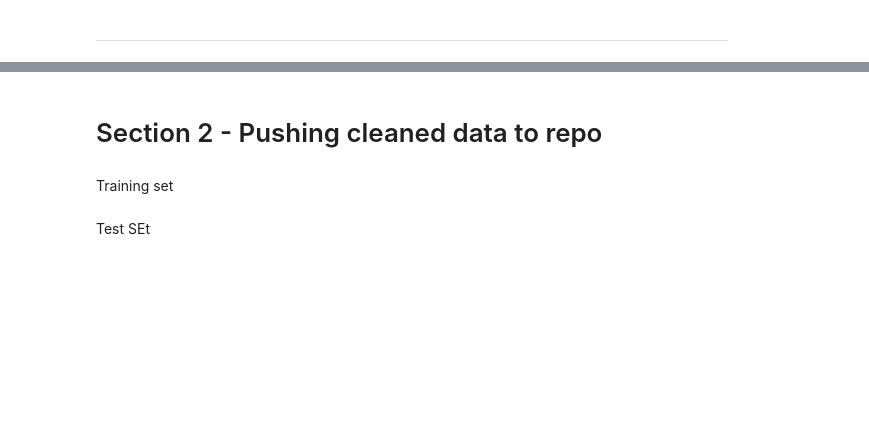
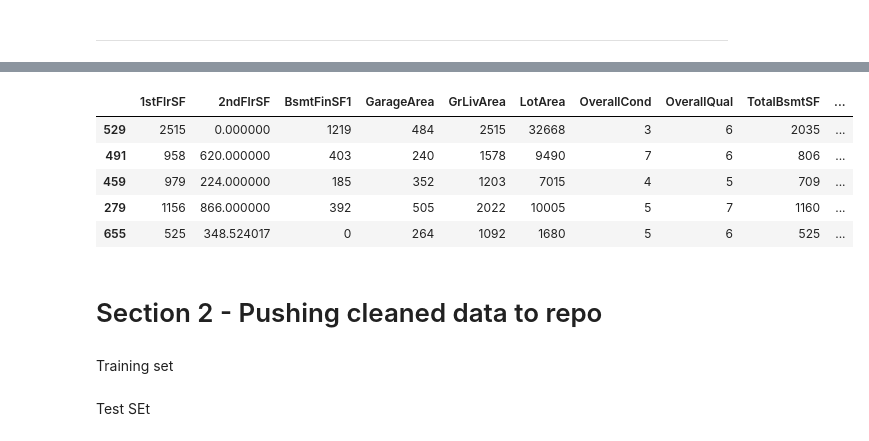
Before and after one commit to BjornBishop/PP5-ML, a Jupyter notebook: jupyter_notebooks/3.DataCleaning.ipynb, the cells around one changed output, grey strips where cells are left out. Drawn from its saved outputs; the diff is of its cells as text; code cells hidden in the pictures; blank space fills up the shorter version.

```diff
--- a/jupyter_notebooks/3.DataCleaning.ipynb
+++ b/jupyter_notebooks/3.DataCleaning.ipynb
@@ -200,3 +390,12 @@ TrainSet, TestSet = TrainSet[variables_to_keep], TestSet[variables_to_keep]
+# %%
+TestSet.head()
+# %% [output]
+|  | 1stFlrSF | 2ndFlrSF | BsmtFinSF1 | GarageArea | GrLivArea | LotArea | OverallCond | OverallQual | TotalBsmtSF | ... |
+| 529 | 2515 | 0.000000 | 1219 | 484 | 2515 | 32668 | 3 | 6 | 2035 | ... |
+| 491 | 958 | 620.000000 | 403 | 240 | 1578 | 9490 | 7 | 6 | 806 | ... |
+| 459 | 979 | 224.000000 | 185 | 352 | 1203 | 7015 | 4 | 5 | 709 | ... |
+| 279 | 1156 | 866.000000 | 392 | 505 | 2022 | 10005 | 5 | 7 | 1160 | ... |
+| 655 | 525 | 348.524017 | 0 | 264 | 1092 | 1680 | 5 | 6 | 525 | ... |
 # %% [markdown]
 # Section 2 - Pushing cleaned data to repo
 # %% [markdown]
```
Also changed, not shown: parts of 31 cells of this notebook, 4 other files.
